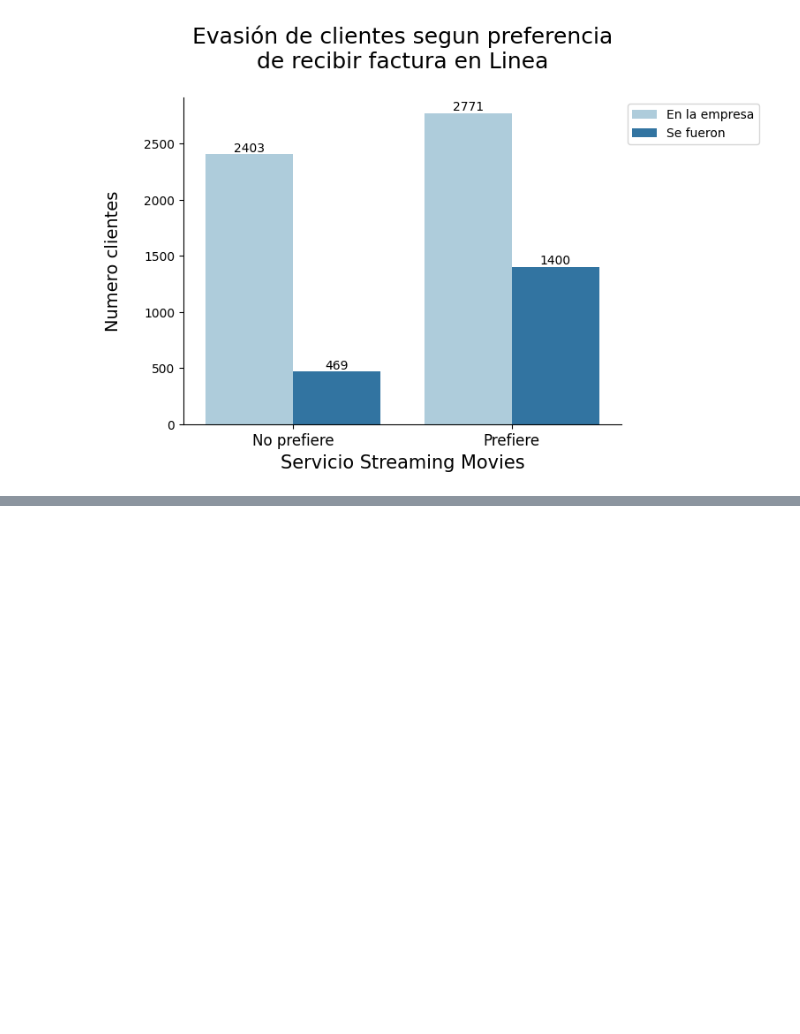
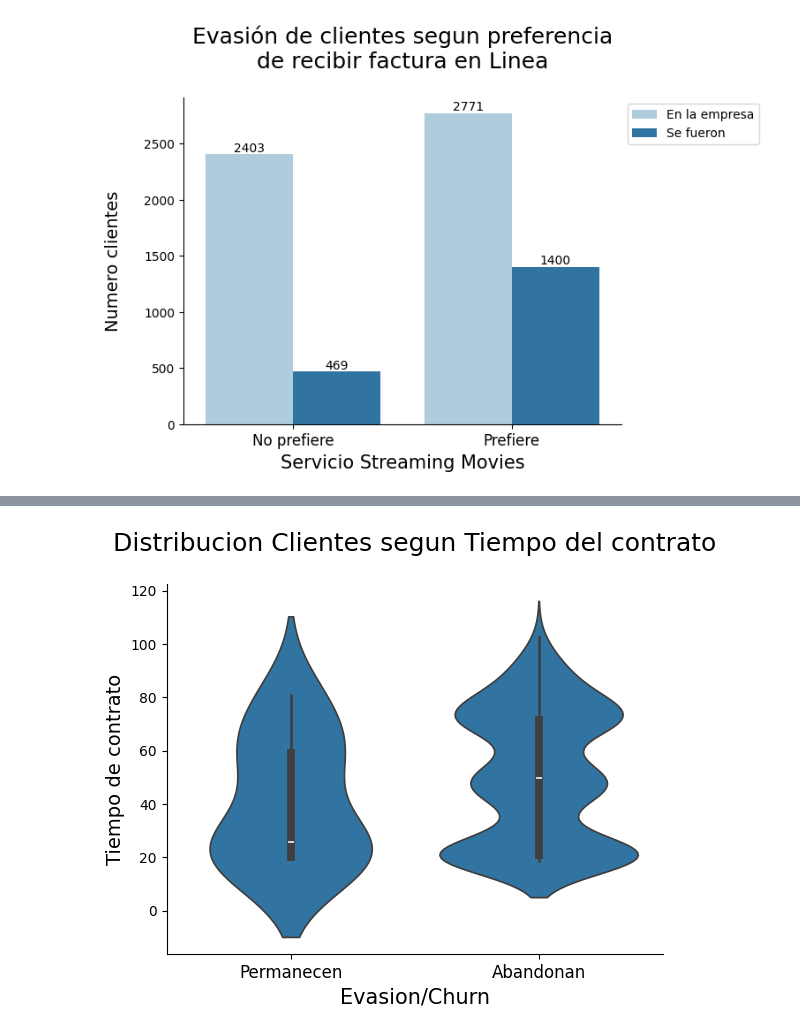
Before and after one commit to pierobadano/Desafio-TelecomX-P1, a Jupyter notebook: Desafio_Telecom_p1.ipynb, the cells around one changed output, grey strips where cells are left out. Cells and saved outputs as stored; diff of their text form; code cells hidden in the pictures; blank space fills up the shorter version.

```diff
--- a/Desafio_Telecom_p1.ipynb
+++ b/Desafio_Telecom_p1.ipynb
@@ -739,0 +776,18 @@ plt.show()
+# %%
+orden_original = [0,1]
+nombre_esp = ["Permanecen","Abandonan"]
+sns.violinplot(data=datos, x="tenure", y="chargesmonthly", order=orden_original)
+plt.title('Distribucion Clientes segun Tiempo del contrato', loc="center", fontsize=18, pad=24)
+
+sns.despine()
+
+ax = plt.gca()
+
+ax.tick_params(axis='x', labelsize=15)
+ax.set_xlabel("Evasion/Churn",fontsize=15)
+ax.set_ylabel("Tiempo de contrato",fontsize=14)
+ax.set_xticklabels(nombre_esp, fontsize=12)
+ax.yaxis
+plt.show()
+# %% [output]
+[figure, added]
```
Also changed, not shown: parts of 2 cells of this notebook.
